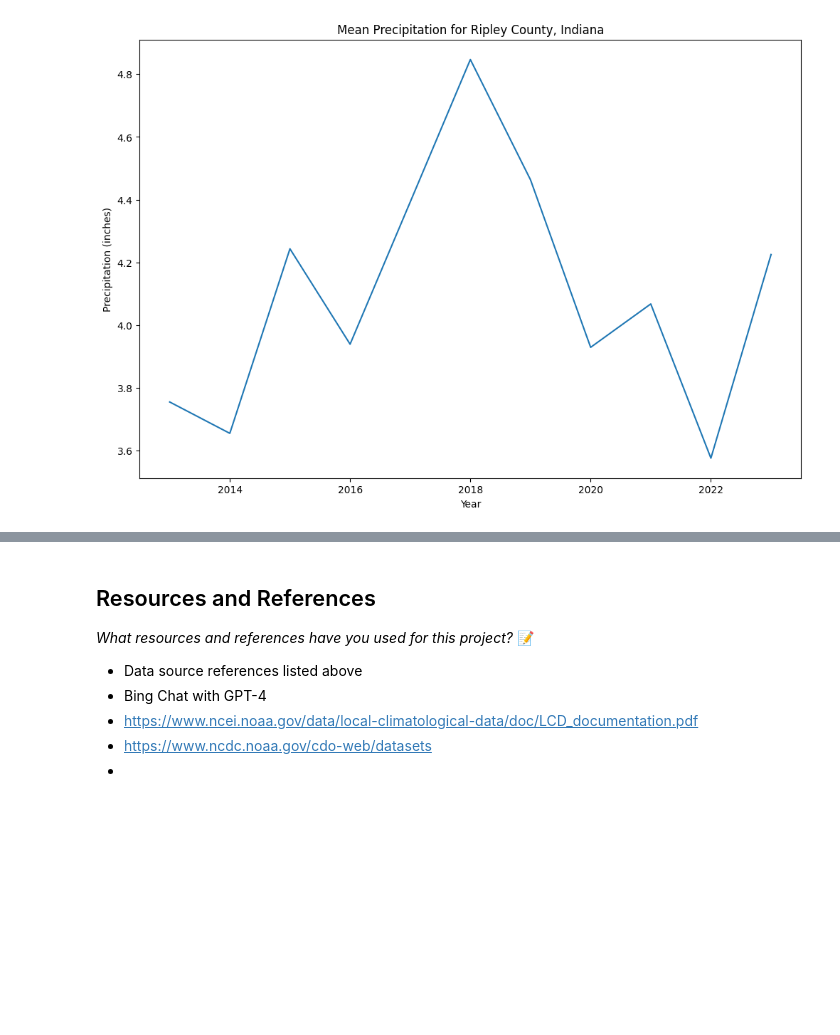
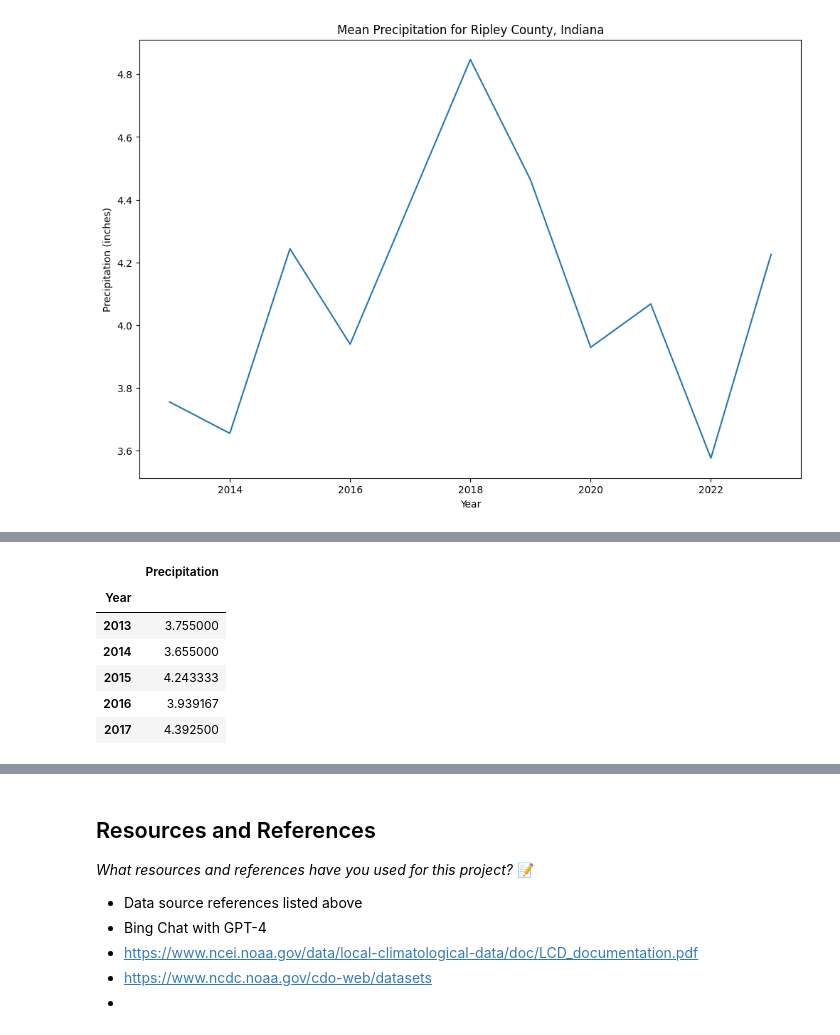
Before and after one commit to IT4063C-Fall23/final-project-kellej6, a Jupyter notebook: source.ipynb, the cells around one changed output, grey strips where cells are left out. Saved outputs shown, nothing was run; the diff lists cells and outputs as text; code cells hidden in the pictures; blank space fills up the shorter version.

```diff
--- a/source.ipynb
+++ b/source.ipynb
@@ -494,0 +517,14 @@ weather_data.head()
+# %%
+# Calculate the mean precipitation for each year using the 'Precipitation' and 'Year' columns
+indy_star_df_mean = indy_star_df[['Precipitation', 'Year']].groupby('Year').mean()
+# Filter the dataframe to include only the years 2013-2023
+indy_star_df_mean = indy_star_df_mean.loc[2013:2023]
+indy_star_df_mean.head()
+# %% [output]
+|  | Precipitation |
+| Year |  |
+| 2013 | 3.755000 |
+| 2014 | 3.655000 |
+| 2015 | 4.243333 |
+| 2016 | 3.939167 |
+| 2017 | 4.392500 |
```
Also changed, not shown: parts of 5 cells of this notebook, 1 other file.
